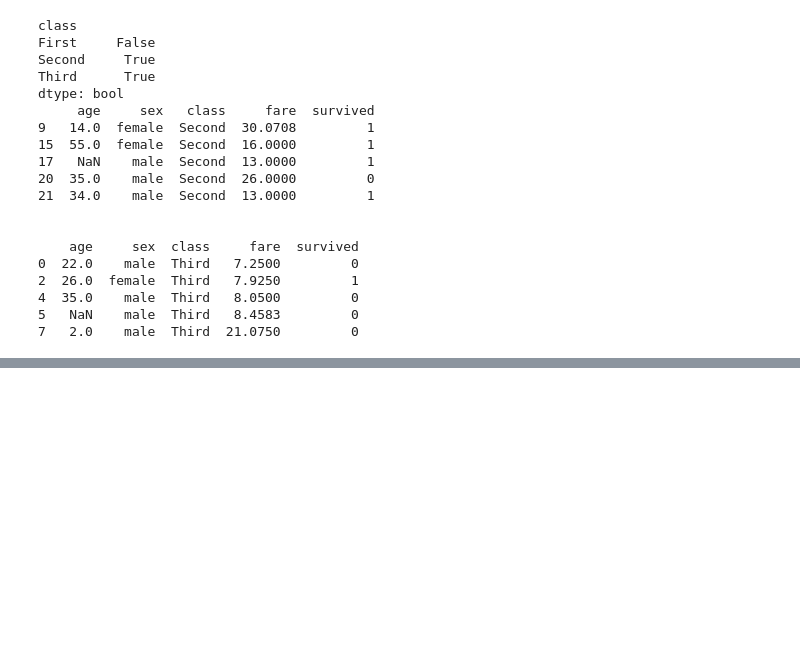
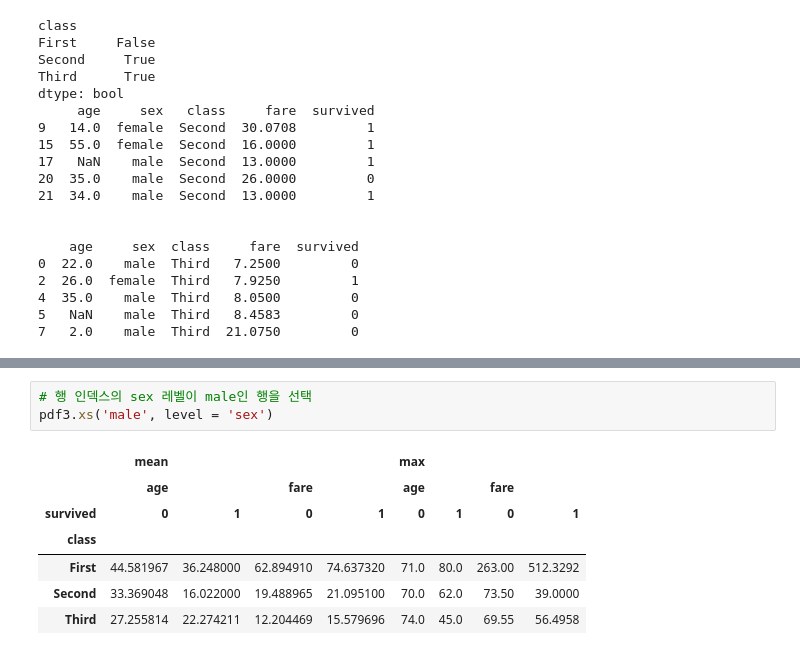
Before and after one commit to Castlegus/python-machine-learning-pandas-data-analysis, a Jupyter notebook: 4. part6 데이터프레임의 다양한 응용/4. 데이터프레임 응용.ipynb, the cells around one changed output, grey strips where cells are left out. Drawn from its saved outputs; the diff is of its cells as text; blank space fills up the shorter version.

```diff
--- a/4. part6 데이터프레임의 다양한 응용/4. 데이터프레임 응용.ipynb
+++ b/4. part6 데이터프레임의 다양한 응용/4. 데이터프레임 응용.ipynb
@@ -804,0 +920,11 @@ dtype: bool
+# %%
+# 행 인덱스의 sex 레벨이 male인 행을 선택
+pdf3.xs('male', level = 'sex')
+# %% [output]
+|  | mean |  |  |  | max |  |  |  |
+|  | age |  | fare |  | age |  | fare |  |
+| survived | 0 | 1 | 0 | 1 | 0 | 1 | 0 | 1 |
+| class |  |  |  |  |  |  |  |  |
+| First | 44.581967 | 36.248000 | 62.894910 | 74.637320 | 71.0 | 80.0 | 263.00 | 512.3292 |
+| Second | 33.369048 | 16.022000 | 19.488965 | 21.095100 | 70.0 | 62.0 | 73.50 | 39.0000 |
+| Third | 27.255814 | 22.274211 | 12.204469 | 15.579696 | 74.0 | 45.0 | 69.55 | 56.4958 |
```
Also changed, not shown: parts of 20 cells of this notebook.
